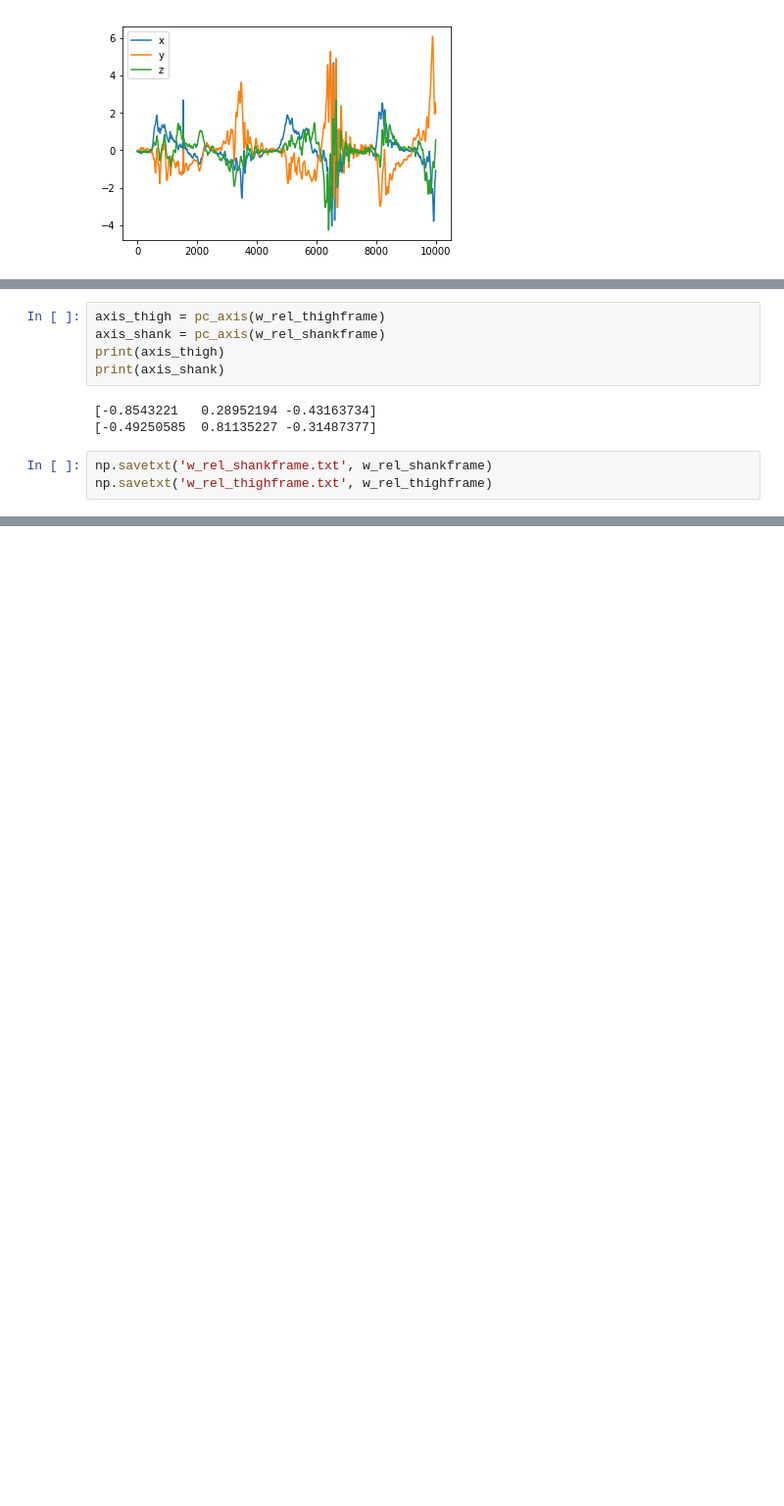
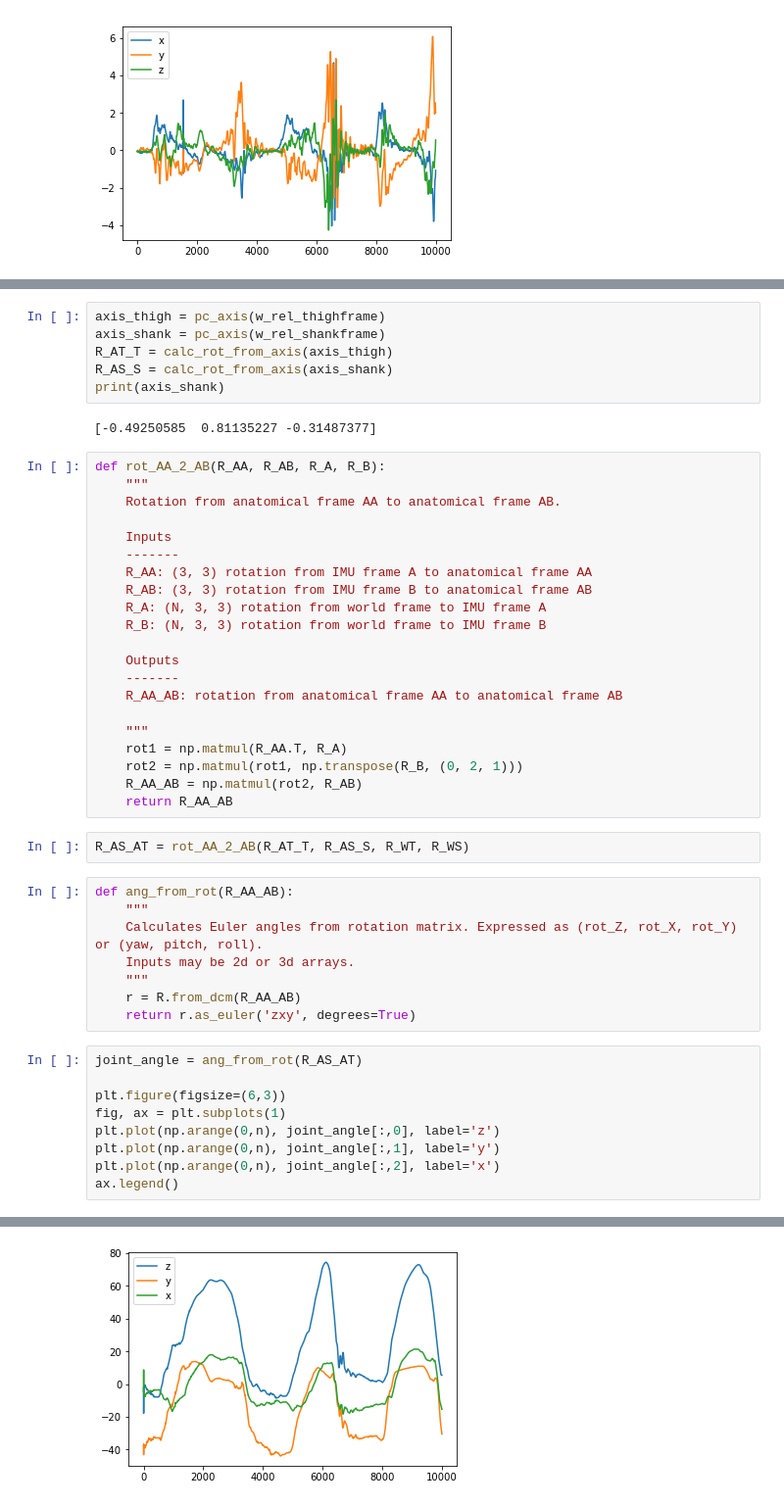
Before and after one commit to maniwu1/opal_imu, a Jupyter notebook: testing/test.ipynb, the cells around one changed output, grey strips where cells are left out. Shown at 98% size. Cells and saved outputs as stored; diff of their text form; blank space fills up the shorter version.

```diff
--- a/testing/test.ipynb
+++ b/testing/test.ipynb
@@ -225,11 +234,49 @@ def pc_axis(w_rel_frame_array):
 # %%
 axis_thigh = pc_axis(w_rel_thighframe)
 axis_shank = pc_axis(w_rel_shankframe)
-print(axis_thigh)
+R_AT_T = calc_rot_from_axis(axis_thigh)
+R_AS_S = calc_rot_from_axis(axis_shank)
 print(axis_shank)
 # %% [output]
-[-0.8543221   0.28952194 -0.43163734]
 [-0.49250585  0.81135227 -0.31487377]
-# %%
-np.savetxt('w_rel_shankframe.txt', w_rel_shankframe)
-np.savetxt('w_rel_thighframe.txt', w_rel_thighframe)
+# %%
+def rot_AA_2_AB(R_AA, R_AB, R_A, R_B):
+    """
+    Rotation from anatomical frame AA to anatomical frame AB.
+
+    Inputs
+    -------
+    R_AA: (3, 3) rotation from IMU frame A to anatomical frame AA
+    R_AB: (3, 3) rotation from IMU frame B to anatomical frame AB
+    R_A: (N, 3, 3) rotation from world frame to IMU frame A
+    R_B: (N, 3, 3) rotation from world frame to IMU frame B
+
+    Outputs
+    -------
+    R_AA_AB: rotation from anatomical frame AA to anatomical frame AB
+
+    """
+    rot1 = np.matmul(R_AA.T, R_A)
+    rot2 = np.matmul(rot1, np.transpose(R_B, (0, 2, 1)))
+    R_AA_AB = np.matmul(rot2, R_AB)
+    return R_AA_AB
+# %%
+R_AS_AT = rot_AA_2_AB(R_AT_T, R_AS_S, R_WT, R_WS)
+# %%
+def ang_from_rot(R_AA_AB):
+    """
+    Calculates Euler angles from rotation matrix. Expressed as (rot_Z, rot_X, rot_Y) or (yaw, pitch, roll).
+    Inputs may be 2d or 3d arrays.
+    """
+    r = R.from_dcm(R_AA_AB)
+    return r.as_euler('zxy', degrees=True)
+# %%
+joint_angle = ang_from_rot(R_AS_AT)
+
+plt.figure(figsize=(6,3))
+fig, ax = plt.subplots(1)
+plt.plot(np.arange(0,n), joint_angle[:,0], label='z')
+plt.plot(np.arange(0,n), joint_angle[:,1], label='y')
+plt.plot(np.arange(0,n), joint_angle[:,2], label='x')
+ax.legend()
+# %% [output]
@@ -235,0 +285 @@ np.savetxt('w_rel_thighframe.txt', w_rel_thighframe)
+[figure, added]
```
Also changed, not shown: parts of 7 cells of this notebook.
